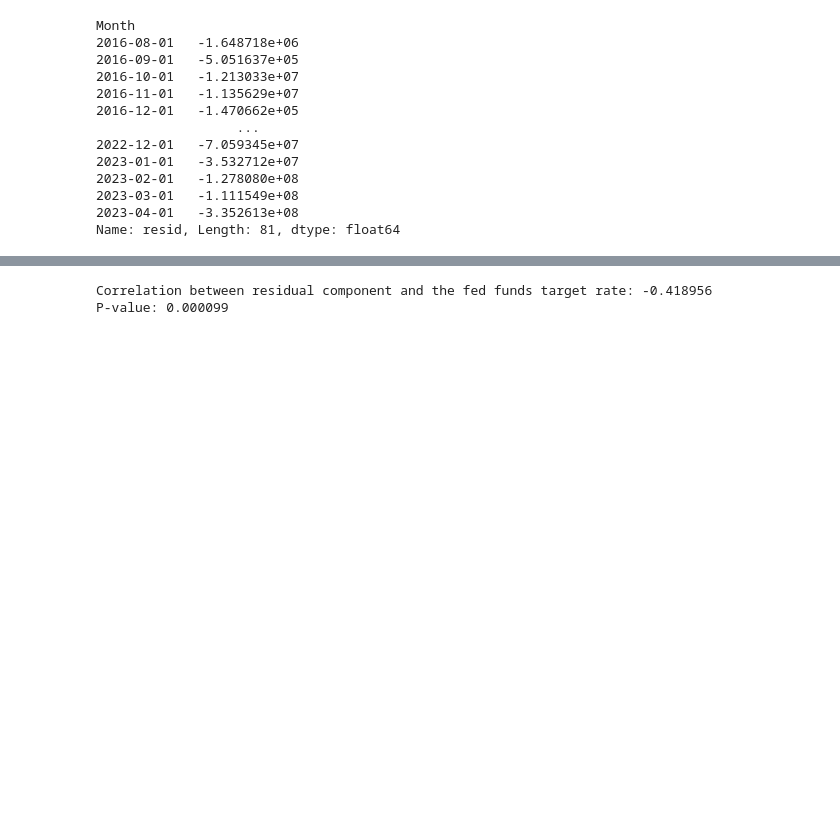
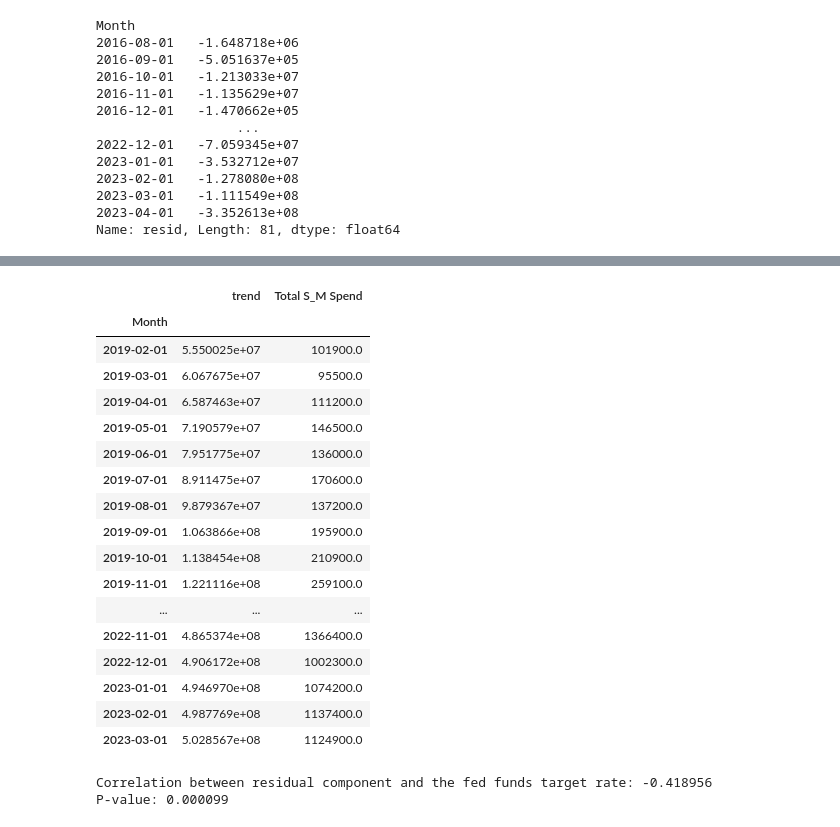
Before and after one commit to CmasterFTP/P.Oakley-Correlation-Analysis, a Jupyter notebook: P.Oakley Correlation Analysis v3 (US_Prime_Rate).ipynb, the cells around one changed output, grey strips where cells are left out. Drawn from its saved outputs; the diff is of its cells as text; code cells hidden in the pictures; blank space fills up the shorter version.

Commit message:
Added Total S&M regression

```diff
--- a/P.Oakley Correlation Analysis v3 (US_Prime_Rate).ipynb
+++ b/P.Oakley Correlation Analysis v3 (US_Prime_Rate).ipynb
@@ -428,6 +428,29 @@ trd
 | 2023-02-01 | 4.987769e+08 | -26.902601 | 364123000 | 9000.0 | 159880.0 | 168880.0 | ... |
 | 2023-03-01 | 5.028567e+08 | 2.527717 | 373327000 | 65030.0 | 186650.0 | 251680.0 | ... |
 | 2023-04-01 | 5.069366e+08 | -69.024207 | 115641000 | 68900.0 | 181470.0 | 250370.0 | ... |
+# %%
+# Create dataframe with trend portion of volume data and monthly Total S&M spend
+srd = pd.merge(trend.dropna(), d3, left_index=True, right_index=True, how='inner')
+srd
+# %% [output]
+|  | trend | Total S_M Spend |
+| Month |  |  |
+| 2019-02-01 | 5.550025e+07 | 101900.0 |
+| 2019-03-01 | 6.067675e+07 | 95500.0 |
+| 2019-04-01 | 6.587463e+07 | 111200.0 |
+| 2019-05-01 | 7.190579e+07 | 146500.0 |
+| 2019-06-01 | 7.951775e+07 | 136000.0 |
+| 2019-07-01 | 8.911475e+07 | 170600.0 |
+| 2019-08-01 | 9.879367e+07 | 137200.0 |
+| 2019-09-01 | 1.063866e+08 | 195900.0 |
+| 2019-10-01 | 1.138454e+08 | 210900.0 |
+| 2019-11-01 | 1.221116e+08 | 259100.0 |
+| ... | ... | ... |
+| 2022-11-01 | 4.865374e+08 | 1366400.0 |
+| 2022-12-01 | 4.906172e+08 | 1002300.0 |
+| 2023-01-01 | 4.946970e+08 | 1074200.0 |
+| 2023-02-01 | 4.987769e+08 | 1137400.0 |
+| 2023-03-01 | 5.028567e+08 | 1124900.0 |
 # %%
 # Calculate correlation between residual component and Fed Funds Target Rate
 correlation, p_value = pearsonr(residual.dropna(), corrdf['Fed_Funds_Target_Rate'])
```
Also changed, not shown: parts of 20 cells of this notebook.
